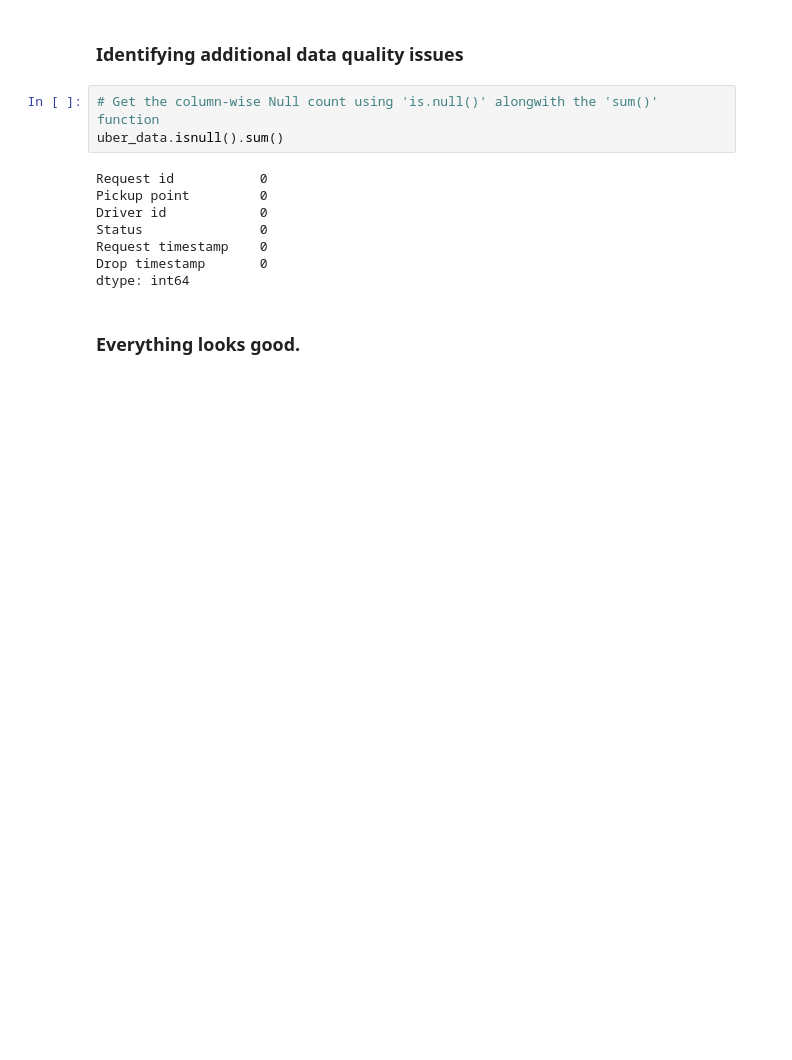
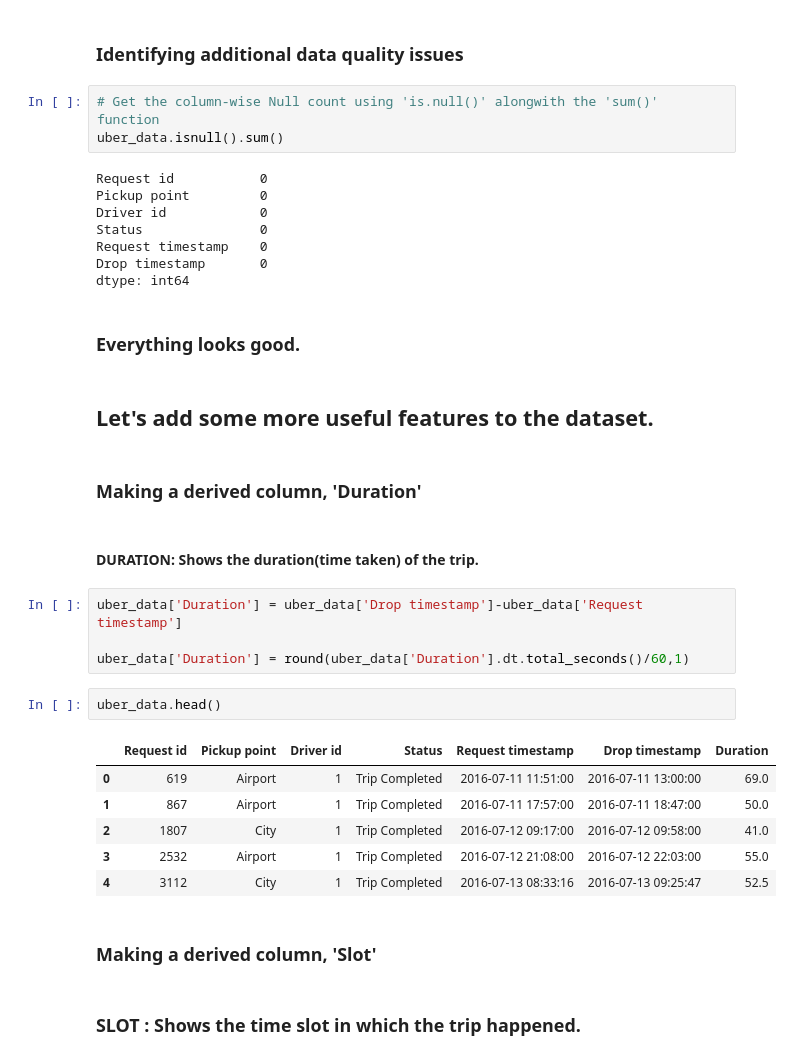
Before and after one commit to VikashShrivastava/EDA_PROJECT, a Jupyter notebook: EDA_CODES.ipynb, the cells around one changed output. Drawn from its saved outputs; the diff is of its cells as text; blank space fills up the shorter version.

Commit message:
Added some features to the dataset

```diff
--- a/EDA_CODES.ipynb
+++ b/EDA_CODES.ipynb
@@ -165,3 +165,26 @@ Drop timestamp       0
 dtype: int64
 # %% [markdown]
 ### Everything looks good.
+# %% [markdown]
+## Let's add some more useful features to the dataset.
+# %% [markdown]
+### Making a derived column, 'Duration'
+# %% [markdown]
+#### DURATION: Shows the duration(time taken) of the trip.
+# %%
+uber_data['Duration'] = uber_data['Drop timestamp']-uber_data['Request timestamp']
+
+uber_data['Duration'] = round(uber_data['Duration'].dt.total_seconds()/60,1)
+# %%
+uber_data.head()
+# %% [output]
+|  | Request id | Pickup point | Driver id | Status | Request timestamp | Drop timestamp | Duration |
+| 0 | 619 | Airport | 1 | Trip Completed | 2016-07-11 11:51:00 | 2016-07-11 13:00:00 | 69.0 |
+| 1 | 867 | Airport | 1 | Trip Completed | 2016-07-11 17:57:00 | 2016-07-11 18:47:00 | 50.0 |
+| 2 | 1807 | City | 1 | Trip Completed | 2016-07-12 09:17:00 | 2016-07-12 09:58:00 | 41.0 |
+| 3 | 2532 | Airport | 1 | Trip Completed | 2016-07-12 21:08:00 | 2016-07-12 22:03:00 | 55.0 |
+| 4 | 3112 | City | 1 | Trip Completed | 2016-07-13 08:33:16 | 2016-07-13 09:25:47 | 52.5 |
+# %% [markdown]
+### Making a derived column, 'Slot'
+# %% [markdown]
+### SLOT : Shows the time slot in which the trip happened.
```
Also changed, not shown: parts of 16 cells of this notebook.
